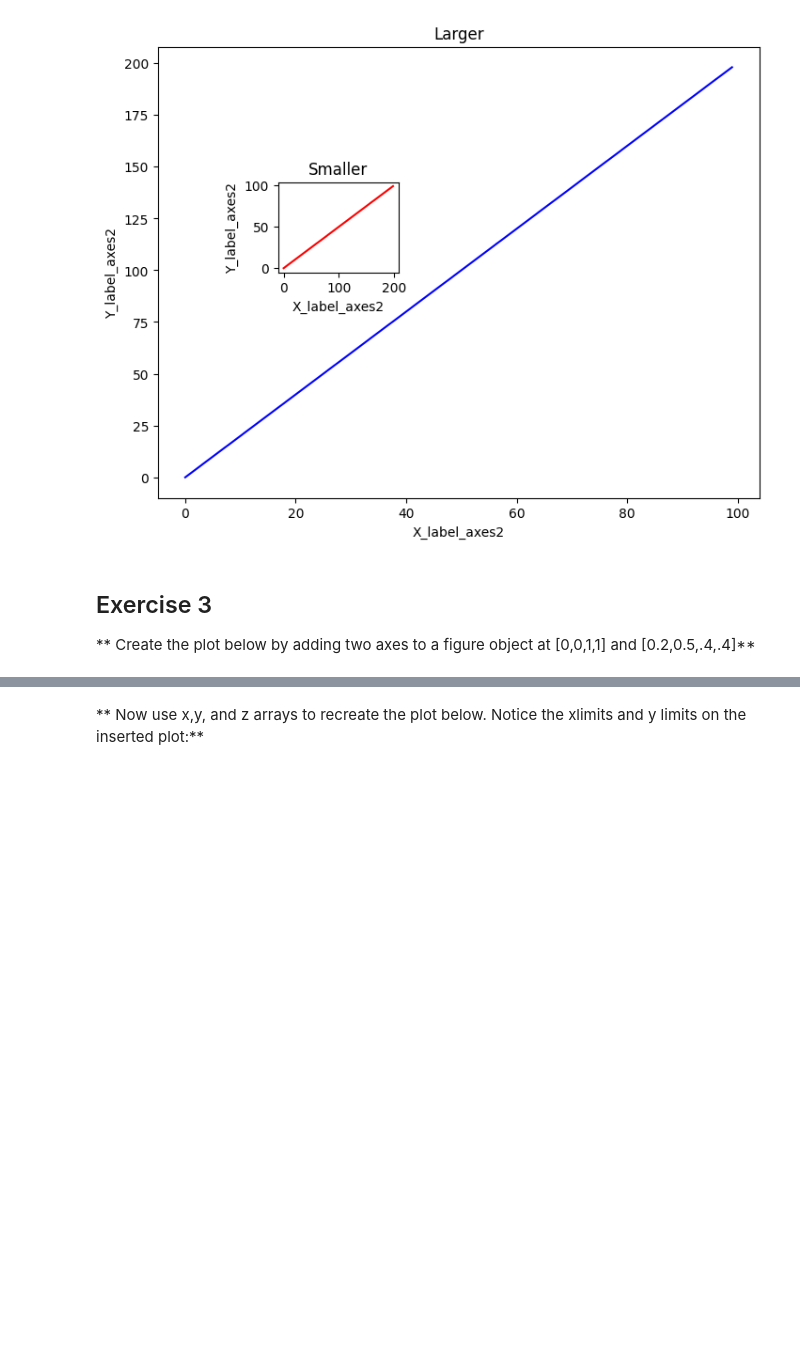
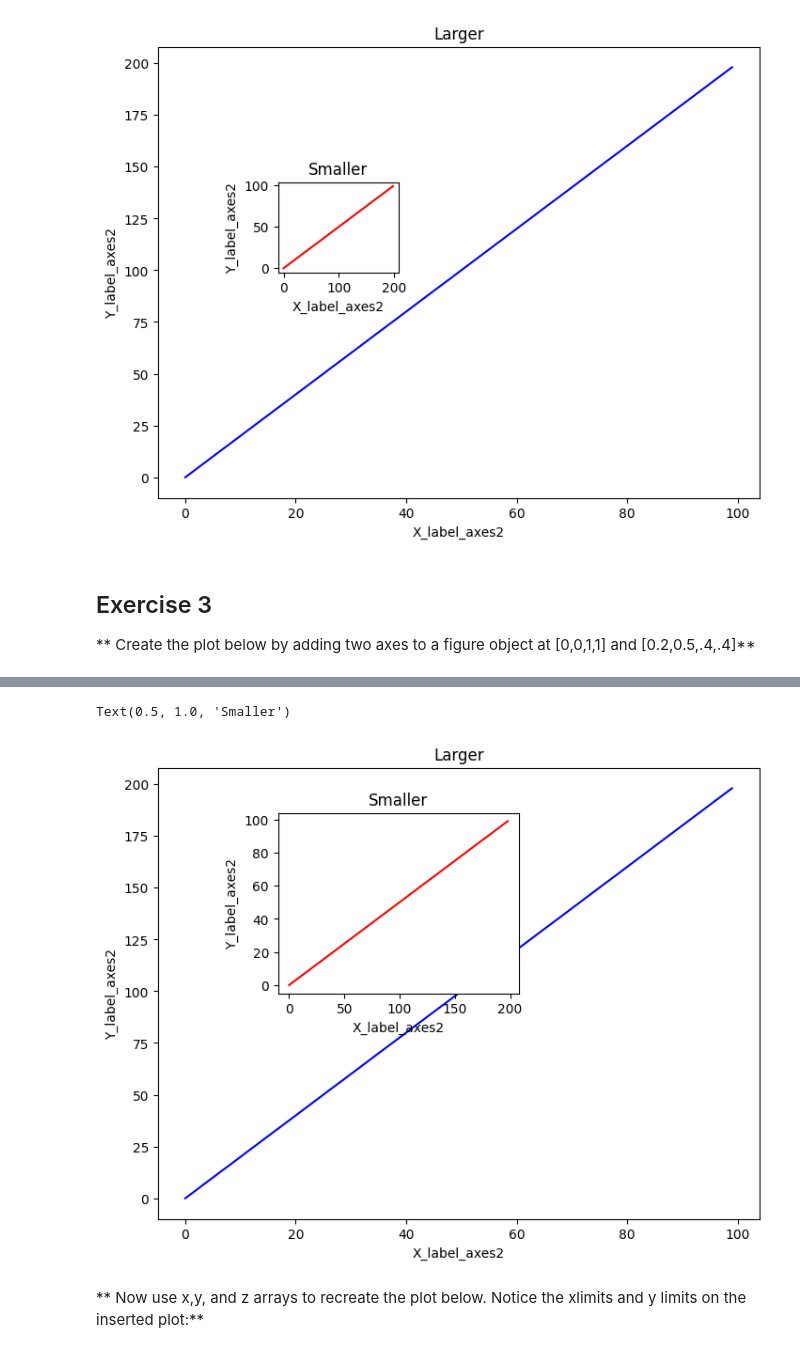
Before and after one commit to Fabllama/Data-Analytics, a Jupyter notebook: Week 9/02-Matplotlib Exercises.ipynb, the cells around one changed output, grey strips where cells are left out. Cells and saved outputs as stored; diff of their text form; code cells hidden in the pictures; blank space fills up the shorter version.

```diff
--- a/Week 9/02-Matplotlib Exercises.ipynb
+++ b/Week 9/02-Matplotlib Exercises.ipynb
@@ -89,3 +86,23 @@ Text(0.5, 1.0, 'Smaller')
+# %%
+# Creates blank canvas
+fig = plt.figure()
+axes1 = fig.add_axes([0,0,1,1]) # main axes
+axes2 = fig.add_axes([0.2, 0.5, 0.4, 0.4]) # inset axes
+
+# Larger Figure Axes 1
+axes1.plot(x, y, 'b')
+axes1.set_xlabel('X_label_axes2')
+axes1.set_ylabel('Y_label_axes2')
+axes1.set_title('Larger')
+
+# Insert Figure Axes 2
+axes2.plot(y, x, 'r')
+axes2.set_xlabel('X_label_axes2')
+axes2.set_ylabel('Y_label_axes2')
+axes2.set_title('Smaller')
+# %% [output]
+Text(0.5, 1.0, 'Smaller')
+[figure, added]
 # %% [markdown]
 ** Now use x,y, and z arrays to recreate the plot below. Notice the xlimits and y limits on the inserted plot:**
 # %%
```
Also changed, not shown: parts of 1 cell of this notebook.
